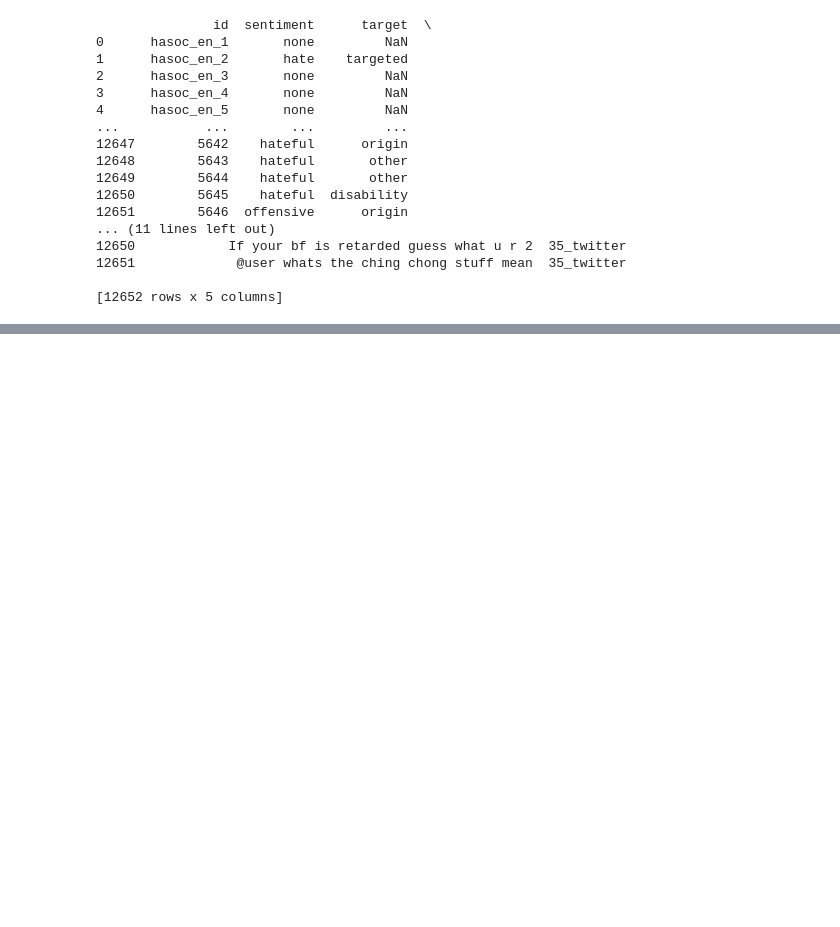
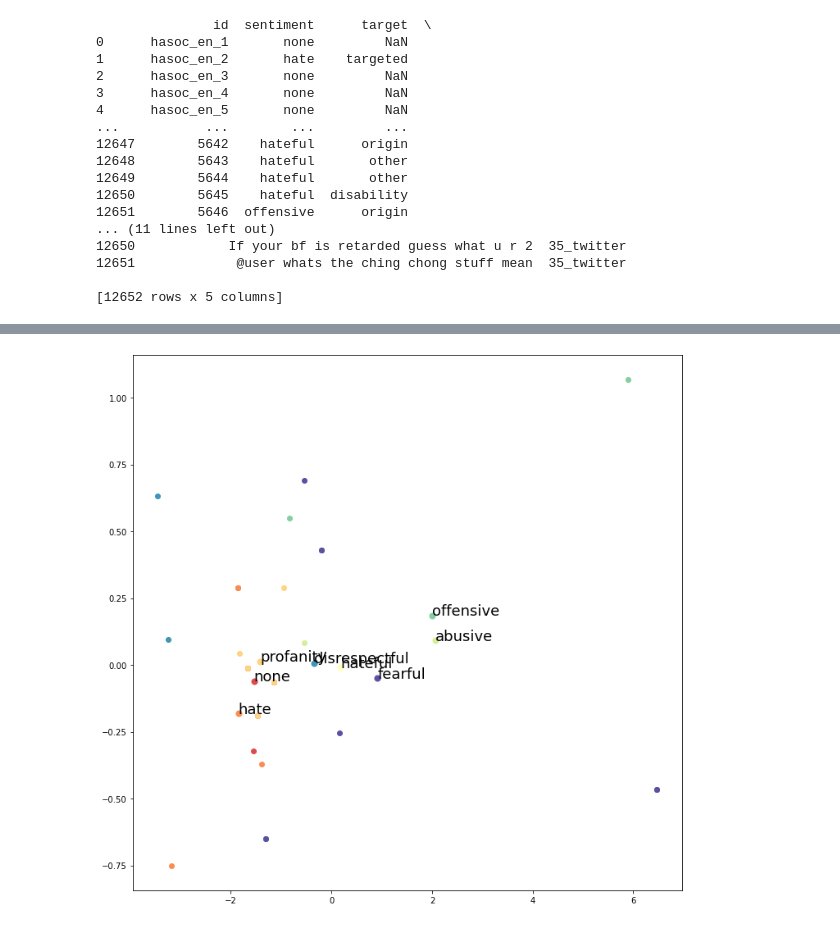
Before and after one commit to aljazerzen/data-science-nlp, a Jupyter notebook: Statistical_Methods.ipynb, the cells around one changed output, grey strips where cells are left out. Drawn from its saved outputs; the diff is of its cells as text; code cells hidden in the pictures; blank space fills up the shorter version.

Commit message:
Prettified my notebook
Added some basic neural approaches and made the notebook readable to a user which doesn't understand this stuff

```diff
--- a/Statistical_Methods.ipynb
+++ b/Statistical_Methods.ipynb
@@ -83,12 +168,0 @@ See the caveats in the documentation: https://pandas.pydata.org/pandas-docs/stab
-# %%
-sentiment = corpus["sentiment"].tolist()
-stemmed = corpus["stemmed"].tolist()
-cfd = nltk.ConditionalFreqDist()
-ht = ['hate', 'profanity', 'hateful', 'abusive', 'offensive', 'disrespectful', 'fearful']
-for sent, stemmed_sentence in zip(sentiment,stemmed):
-    for stem in stemmed_sentence:
-        if sent in ht:
-            cfd["hate"][stem] += 1
-        else:
-            cfd["none"][stem] += 1
-print(cfd.keys())
@@ -96,0 +171,6 @@ dict_keys(['none', 'hate'])
+# %%
+for i in range(1,4):
+    ng_cfd = extract_ngrams(corpus,i)
+    for k in ng_cfd.keys():
+        print(f"3 most common {i}-grams for {k}: {ng_cfd[k].most_common(3)}")
+    print("===========================================================")
@@ -150,0 +211,56 @@ print(unique)
+# %%
+def extract_most_common_words(corpus,model,n):
+
+    #Extracts n most common 1-grams for each label for the  corpus
+    # whole_corpus has Word2Vec (or some others models) embeddings for all the words
+    # Corpus_dict splits the values under the labels
+    # words holds all the words
+    cfd = calculate_cond_frequencies(corpus)
+    whole_corpus = []
+    corpus_dict = {}
+
+    for k in cfd.keys():
+        mc = cfd[k].most_common(n)
+
+        vocab = []
+        for w in mc:
+            word = w[0]
+            vocab.append(word)
+            whole_corpus.append(word)
+        corpus_dict[k] = model[vocab]
+
+    words = whole_corpus
+    whole_corpus = model[whole_corpus]
+    return whole_corpus, corpus_dict, words
+
+#Plots the embeddings decomposed by the PCA algorithm
+def plot_word2vec(whole_corpus,corpus_dict, words):
+
+    pca = PCA(n_components = 2)
+    whole_corpus = pca.fit_transform(whole_corpus)
+
+    plt.figure(1,figsize=(12,12))
+    ct = 0
+    ctc = 0
+    cmap = plt.cm.get_cmap('Spectral')
+
+    for k in corpus_dict.keys():
+
+        x = pca.transform(corpus_dict[k])
+        plt.scatter(x[:,0],x[:,1],c=cmap((ctc+1)/len(corpus_dict.keys())))
+        x_povp = np.mean(x,axis=0)
+
+        plt.scatter(x_povp[0],x_povp[1],50,c=cmap((ctc+1)/len(corpus_dict.keys())))
+        plt.annotate(k,xy=(x_povp[0],x_povp[1]),size=18)
+        ctc += 1
+
+        for i in range(x.shape[0]):
+            #plt.annotate(words[ct],xy=(x[i,0],x[i,1]))
+            ct += 1
+
+
+tokens = corpus["stemmed"].tolist()
+model = gensim.models.Word2Vec(tokens,min_count=1)
+whole_corpus, corpus_dict, words = extract_most_common_words(corpus,model,5)
+plot_word2vec(whole_corpus,corpus_dict,words)
+# %% [output]
@@ -150,0 +283 @@ print(unique)
+[figure, added]
```
Also changed, not shown: parts of 13 cells of this notebook.
